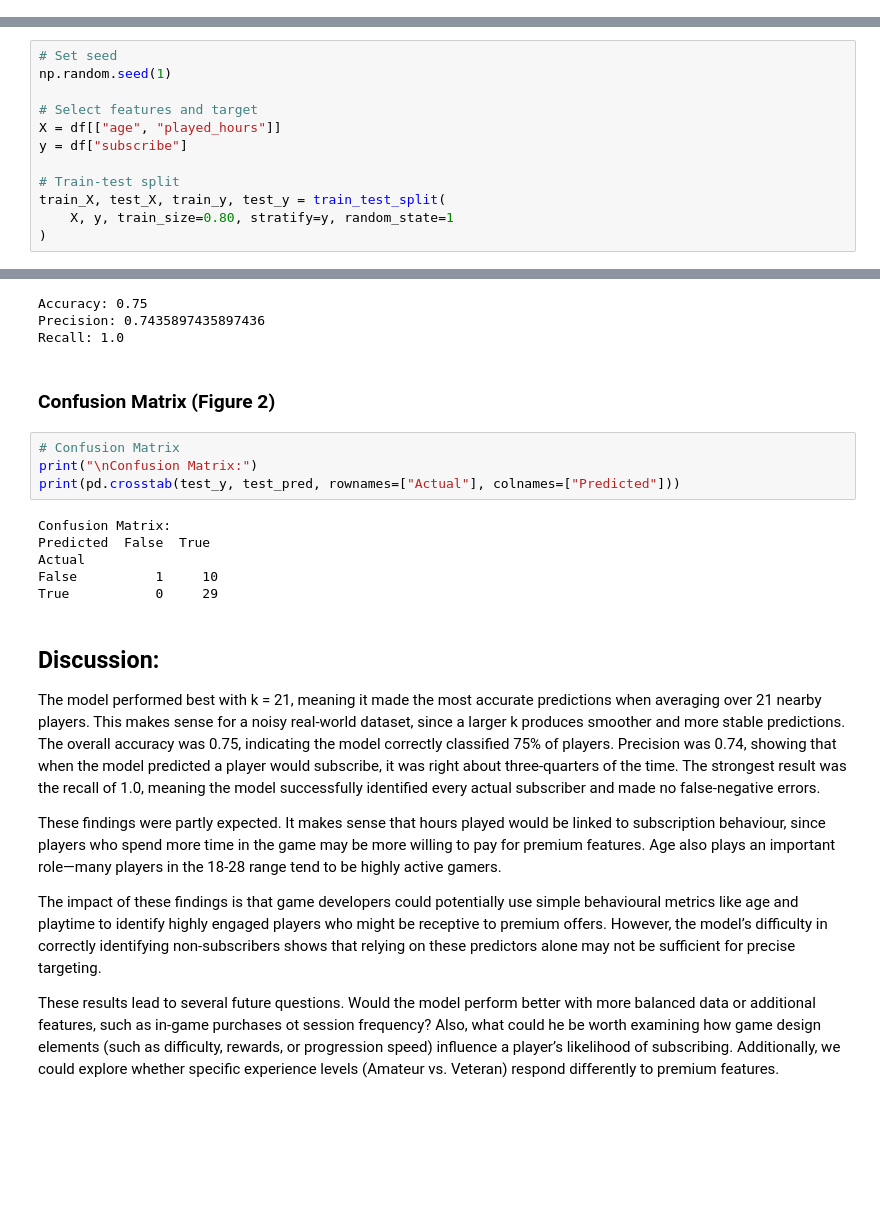
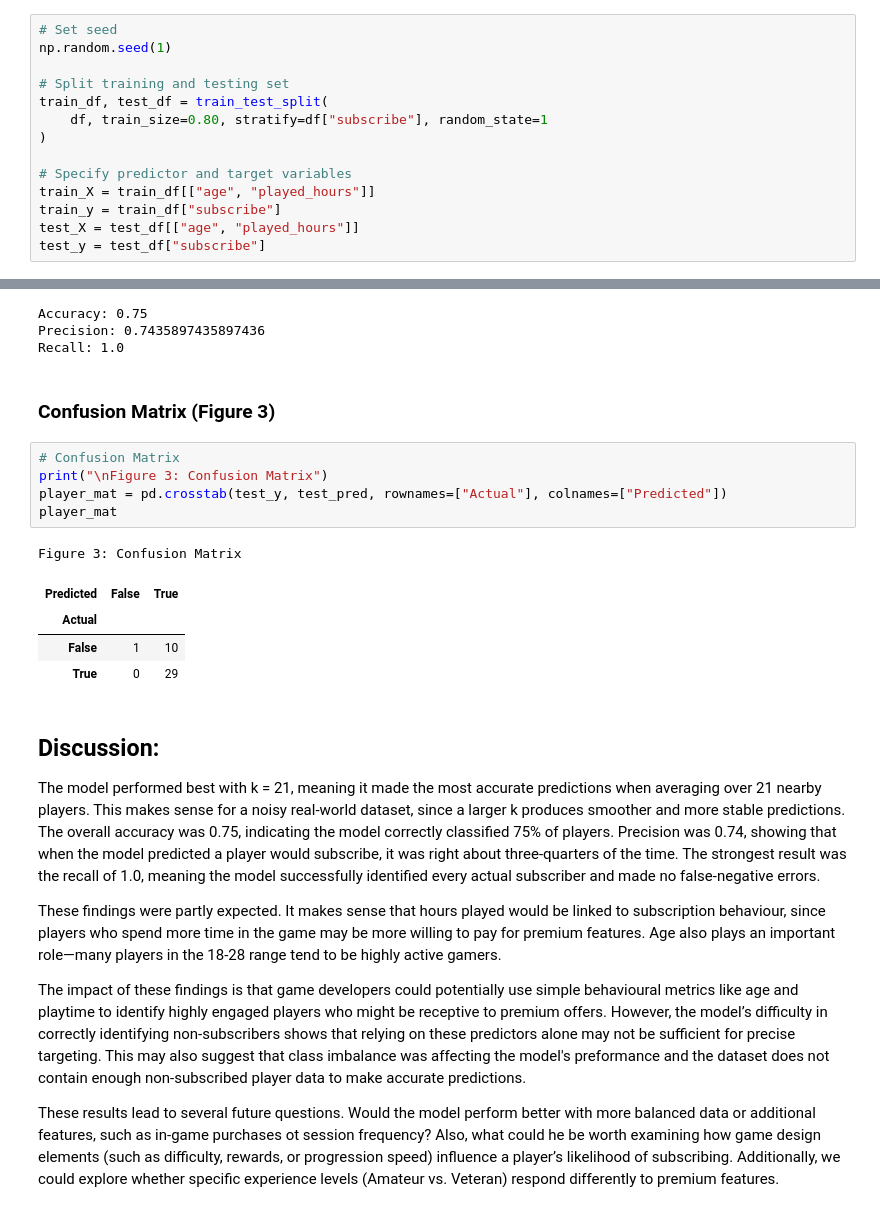
Before and after one commit to austinluk/dsci-100-group23, a Jupyter notebook: Austin/Final_Draft.ipynb, the cells around one changed output, grey strips where cells are left out. Drawn from its saved outputs; the diff is of its cells as text; blank space fills up the shorter version.

Commit message:
New edits
- minor changes made to the code to only use training data on EDA
- added a new figure for choosing the best k

```diff
--- a/Austin/Final_Draft.ipynb
+++ b/Austin/Final_Draft.ipynb
@@ -62 +66,15 @@ df["played_hours"] = df["played_hours"] + 1 #starts at 1 not 0.
+# %%
+# Set seed
+np.random.seed(1)
+
+# Split training and testing set
+train_df, test_df = train_test_split(
+    df, train_size=0.80, stratify=df["subscribe"], random_state=1
+)
+
+# Specify predictor and target variables
+train_X = train_df[["age", "played_hours"]]
+train_y = train_df["subscribe"]
+test_X = test_df[["age", "played_hours"]]
+test_y = test_df["subscribe"]
 # %% [markdown]
@@ -86,13 +102 @@ Age and played_hours were used as predictors (X), and subscription status was th
-# %%
-# Set seed
-np.random.seed(1)
-
-# Select features and target
-X = df[["age", "played_hours"]]
-y = df["subscribe"]
-
-# Train-test split
-train_X, test_X, train_y, test_y = train_test_split(
-    X, y, train_size=0.80, stratify=y, random_state=1
-)
 # %% [markdown]
@@ -155,23 +182,24 @@ Accuracy: 0.75
 Precision: 0.7435897435897436
 Recall: 1.0
 # %% [markdown]
-### Confusion Matrix (Figure 2)
+### Confusion Matrix (Figure 3)
 # %%
 # Confusion Matrix
-print("\nConfusion Matrix:")
-print(pd.crosstab(test_y, test_pred, rownames=["Actual"], colnames=["Predicted"]))
+print("\nFigure 3: Confusion Matrix")
+player_mat = pd.crosstab(test_y, test_pred, rownames=["Actual"], colnames=["Predicted"])
+player_mat
 # %% [output]
-Confusion Matrix:
-Predicted  False  True
-Actual
-False          1     10
-True           0     29
+Figure 3: Confusion Matrix
+| Predicted | False | True |
+| Actual |  |  |
+| False | 1 | 10 |
+| True | 0 | 29 |
 # %% [markdown]
 ## Discussion:
 The model performed best with k = 21, meaning it made the most accurate predictions when averaging over 21 nearby players. This makes sense for a noisy real-world dataset, since a larger k produces smoother and more stable predictions. The overall accuracy was 0.75, indicating the model correctly classified 75% of players. Precision was 0.74, showing that when the model predicted a player would subscribe, it was right about three-quarters of the time. The strongest result was the recall of 1.0, meaning the model successfully identified every actual subscriber and made no false-negative errors.
 
 These findings were partly expected. It makes sense that hours played would be linked to subscription behaviour, since players who spend more time in the game may be more willing to pay for premium features. Age also plays an important role—many players in the 18-28 range tend to be highly active gamers.
 
-The impact of these findings is that game developers could potentially use simple behavioural metrics like age and playtime to identify highly engaged players who might be receptive to premium offers. However, the model’s difficulty in correctly identifying non-subscribers shows that relying on these predictors alone may not be sufficient for precise targeting.
+The impact of these findings is that game developers could potentially use simple behavioural metrics like age and playtime to identify highly engaged players who might be receptive to premium offers. However, the model’s difficulty in correctly identifying non-subscribers shows that relying on these predictors alone may not be sufficient for precise targeting. This may also suggest that class imbalance was affecting the model's preformance and the dataset does not contain enough non-subscribed player data to make accurate predictions.
 
 These results lead to several future questions. Would the model perform better with more balanced data or additional features, such as in-game purchases ot session frequency? Also, what could he be worth examining how game design elements (such as difficulty, rewards, or progression speed) influence a player’s likelihood of subscribing. Additionally, we could explore whether specific experience levels (Amateur vs. Veteran) respond differently to premium features.
```
Also changed, not shown: parts of 11 cells of this notebook.
